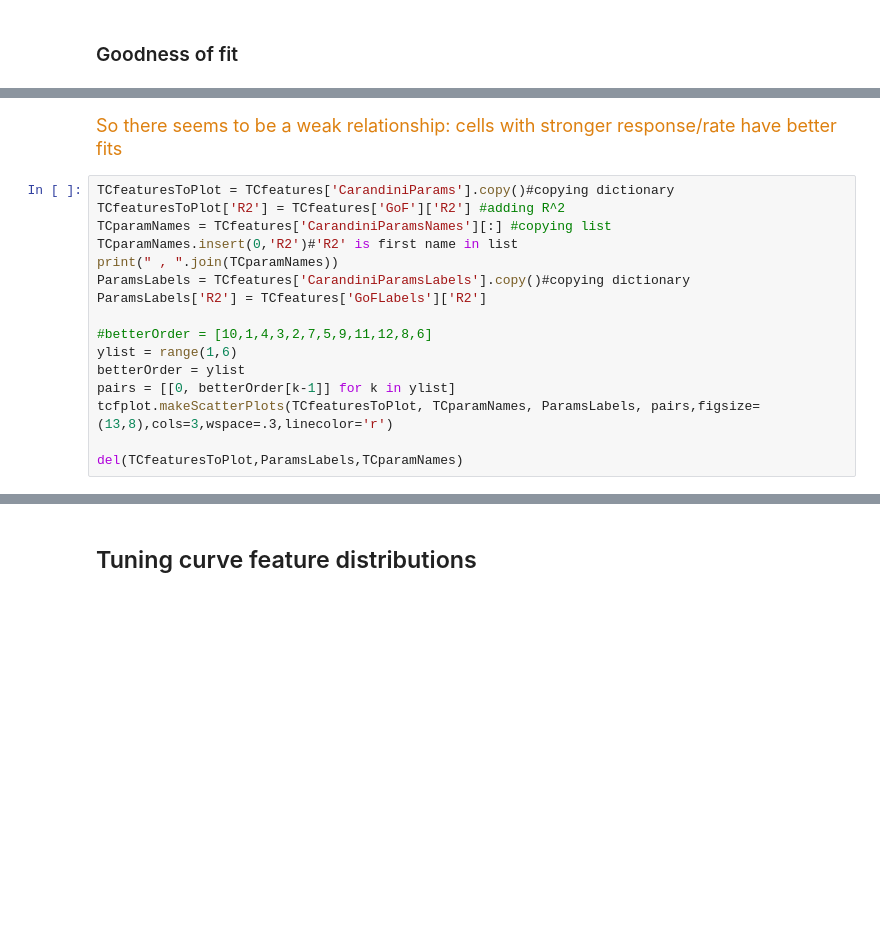
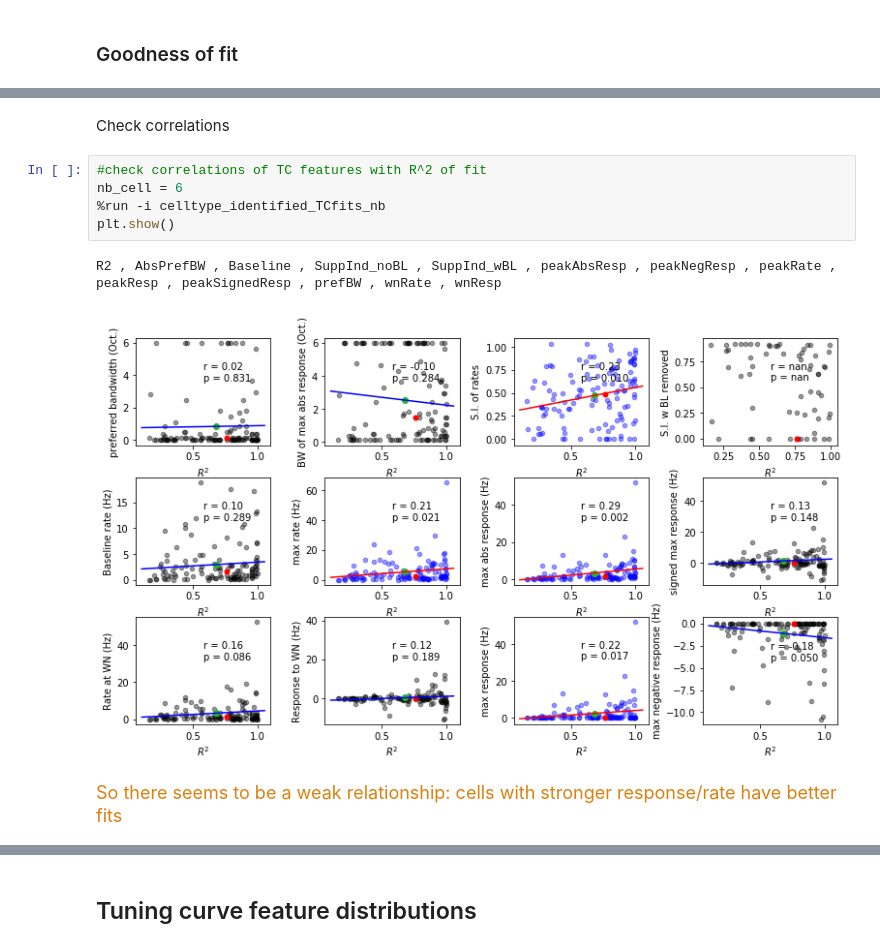
Before and after one commit to ahmadianlab/ACbandwidth, a Jupyter notebook: ACTuningCurves_CarandiniFits_Ecells.ipynb, the cells around one changed output, grey strips where cells are left out. Cells and saved outputs as stored; diff of their text form; blank space fills up the shorter version.

```diff
--- a/ACTuningCurves_CarandiniFits_Ecells.ipynb
+++ b/ACTuningCurves_CarandiniFits_Ecells.ipynb
@@ -147,3 +76,13 @@ del(TCfeaturesToPlot,ParamsLabels,TCparamNames)
+# %% [markdown]
+Check correlations
+# %%
+#check correlations of TC features with R^2 of fit
+nb_cell = 6
+%run -i celltype_identified_TCfits_nb
+plt.show()
+# %% [output]
+R2 , AbsPrefBW , Baseline , SuppInd_noBL , SuppInd_wBL , peakAbsResp , peakNegResp , peakRate , peakResp , peakSignedResp , prefBW , wnRate , wnResp
+[figure, added]
 # %% [markdown]
 <style type="text/css">
 body  {
@@ -152,19 +91,3 @@ body  {
 </style>
 <font color=#dd8010 size="4">
 So there seems to be a weak relationship: cells with stronger response/rate have better fits
-# %%
-TCfeaturesToPlot = TCfeatures['CarandiniParams'].copy()#copying dictionary
-TCfeaturesToPlot['R2'] = TCfeatures['GoF']['R2'] #adding R^2
-TCparamNames = TCfeatures['CarandiniParamsNames'][:] #copying list
-TCparamNames.insert(0,'R2')#'R2' is first name in list
-print(" , ".join(TCparamNames))
-ParamsLabels = TCfeatures['CarandiniParamsLabels'].copy()#copying dictionary
-ParamsLabels['R2'] = TCfeatures['GoFLabels']['R2']
-
-#betterOrder = [10,1,4,3,2,7,5,9,11,12,8,6]
-ylist = range(1,6)
-betterOrder = ylist
-pairs = [[0, betterOrder[k-1]] for k in ylist]
-tcfplot.makeScatterPlots(TCfeaturesToPlot, TCparamNames, ParamsLabels, pairs,figsize=(13,8),cols=3,wspace=.3,linecolor='r')
-
-del(TCfeaturesToPlot,ParamsLabels,TCparamNames)
```
Also changed, not shown: parts of 48 cells of this notebook, 9 other files.
